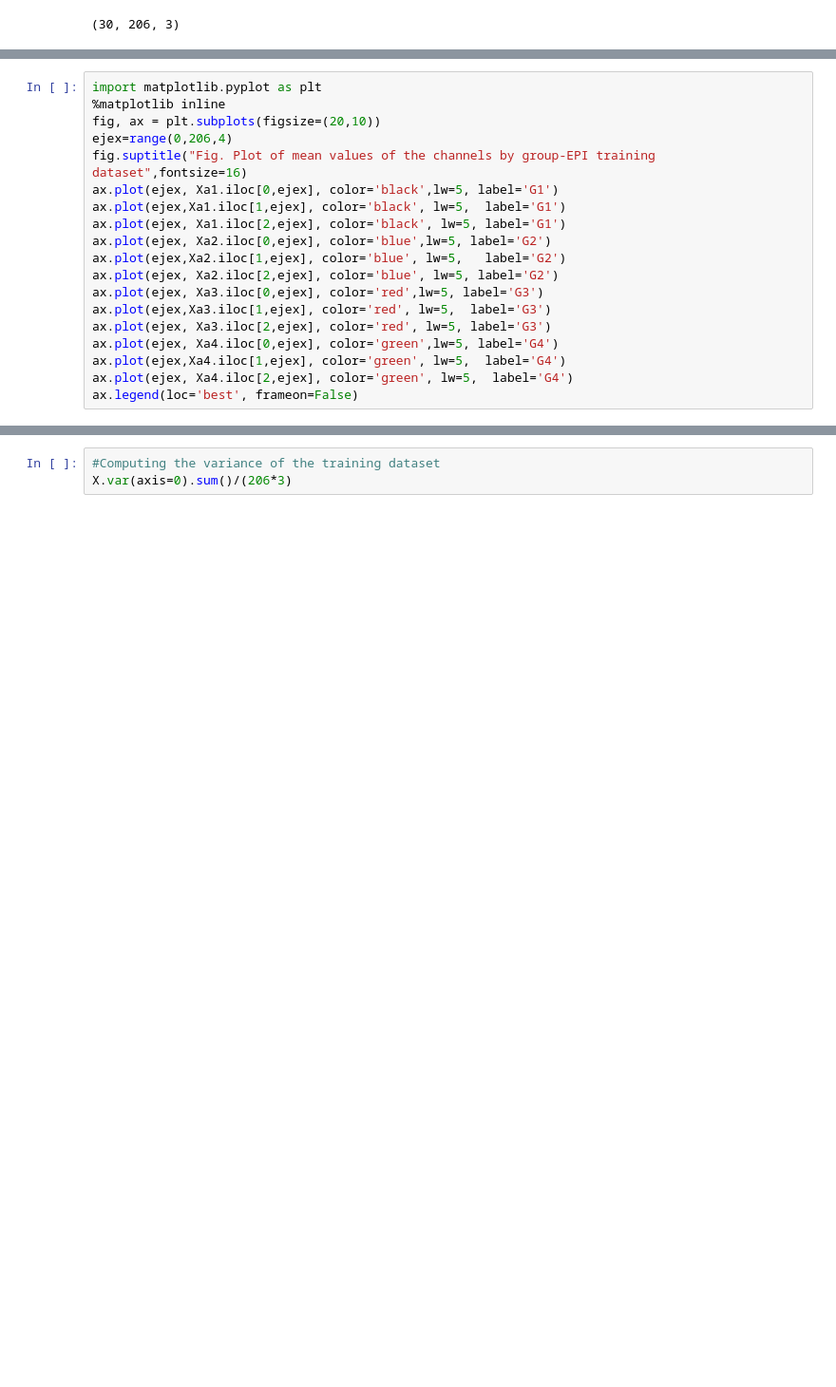
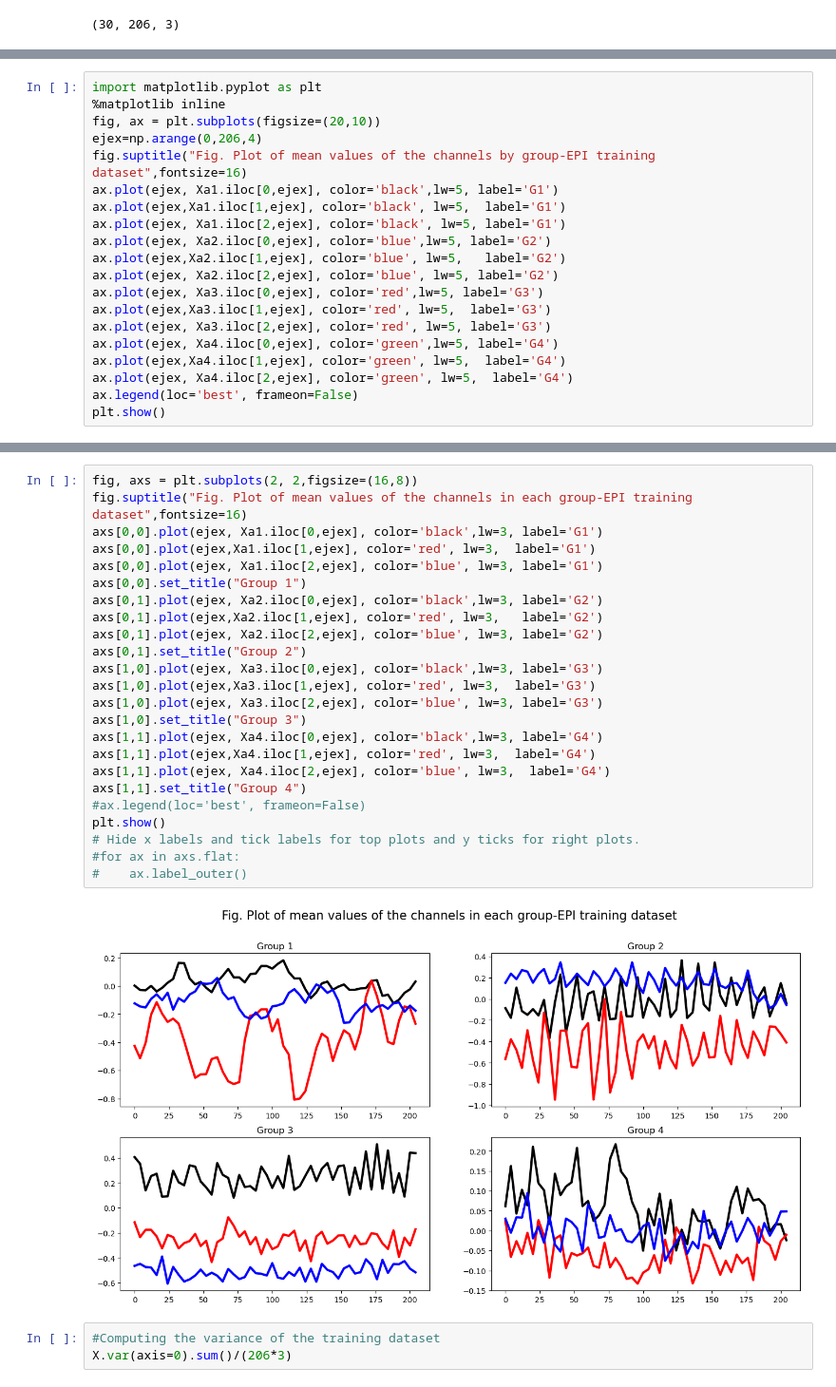
Before and after one commit to eacunafer/multivariate-time-series-classification, a Jupyter notebook: code/dataengEPI.ipynb, the cells around one changed output, grey strips where cells are left out. Shown at 95% size. Cells and saved outputs as stored; diff of their text form; blank space fills up the shorter version.

```diff
--- a/code/dataengEPI.ipynb
+++ b/code/dataengEPI.ipynb
@@ -82,7 +83,7 @@ print(Xa2.shape)
 import matplotlib.pyplot as plt
 %matplotlib inline
 fig, ax = plt.subplots(figsize=(20,10))
-ejex=range(0,206,4)
+ejex=np.arange(0,206,4)
 fig.suptitle("Fig. Plot of mean values of the channels by group-EPI training dataset",fontsize=16)
 ax.plot(ejex, Xa1.iloc[0,ejex], color='black',lw=5, label='G1')
 ax.plot(ejex,Xa1.iloc[1,ejex], color='black', lw=5,  label='G1')
@@ -97,4 +98,5 @@ ax.plot(ejex, Xa4.iloc[0,ejex], color='green',lw=5, label='G4')
 ax.plot(ejex,Xa4.iloc[1,ejex], color='green', lw=5,  label='G4')
 ax.plot(ejex, Xa4.iloc[2,ejex], color='green', lw=5,  label='G4')
 ax.legend(loc='best', frameon=False)
+plt.show()
 # %% [output]
@@ -102,4 +103,30 @@ ax.legend(loc='best', frameon=False)
 [figure]
+# %%
+fig, axs = plt.subplots(2, 2,figsize=(16,8))
+fig.suptitle("Fig. Plot of mean values of the channels in each group-EPI training dataset",fontsize=16)
+axs[0,0].plot(ejex, Xa1.iloc[0,ejex], color='black',lw=3, label='G1')
+axs[0,0].plot(ejex,Xa1.iloc[1,ejex], color='red', lw=3,  label='G1')
+axs[0,0].plot(ejex, Xa1.iloc[2,ejex], color='blue', lw=3, label='G1')
+axs[0,0].set_title("Group 1")
+axs[0,1].plot(ejex, Xa2.iloc[0,ejex], color='black',lw=3, label='G2')
+axs[0,1].plot(ejex,Xa2.iloc[1,ejex], color='red', lw=3,   label='G2')
+axs[0,1].plot(ejex, Xa2.iloc[2,ejex], color='blue', lw=3, label='G2')
+axs[0,1].set_title("Group 2")
+axs[1,0].plot(ejex, Xa3.iloc[0,ejex], color='black',lw=3, label='G3')
+axs[1,0].plot(ejex,Xa3.iloc[1,ejex], color='red', lw=3,  label='G3')
+axs[1,0].plot(ejex, Xa3.iloc[2,ejex], color='blue', lw=3, label='G3')
+axs[1,0].set_title("Group 3")
+axs[1,1].plot(ejex, Xa4.iloc[0,ejex], color='black',lw=3, label='G4')
+axs[1,1].plot(ejex,Xa4.iloc[1,ejex], color='red', lw=3,  label='G4')
+axs[1,1].plot(ejex, Xa4.iloc[2,ejex], color='blue', lw=3,  label='G4')
+axs[1,1].set_title("Group 4")
+#ax.legend(loc='best', frameon=False)
+plt.show()
+# Hide x labels and tick labels for top plots and y ticks for right plots.
+#for ax in axs.flat:
+#    ax.label_outer()
+# %% [output]
+[figure, added]
 # %%
 #Computing the variance of the training dataset
 X.var(axis=0).sum()/(206*3)
```
Also changed, not shown: parts of 45 cells of this notebook.
